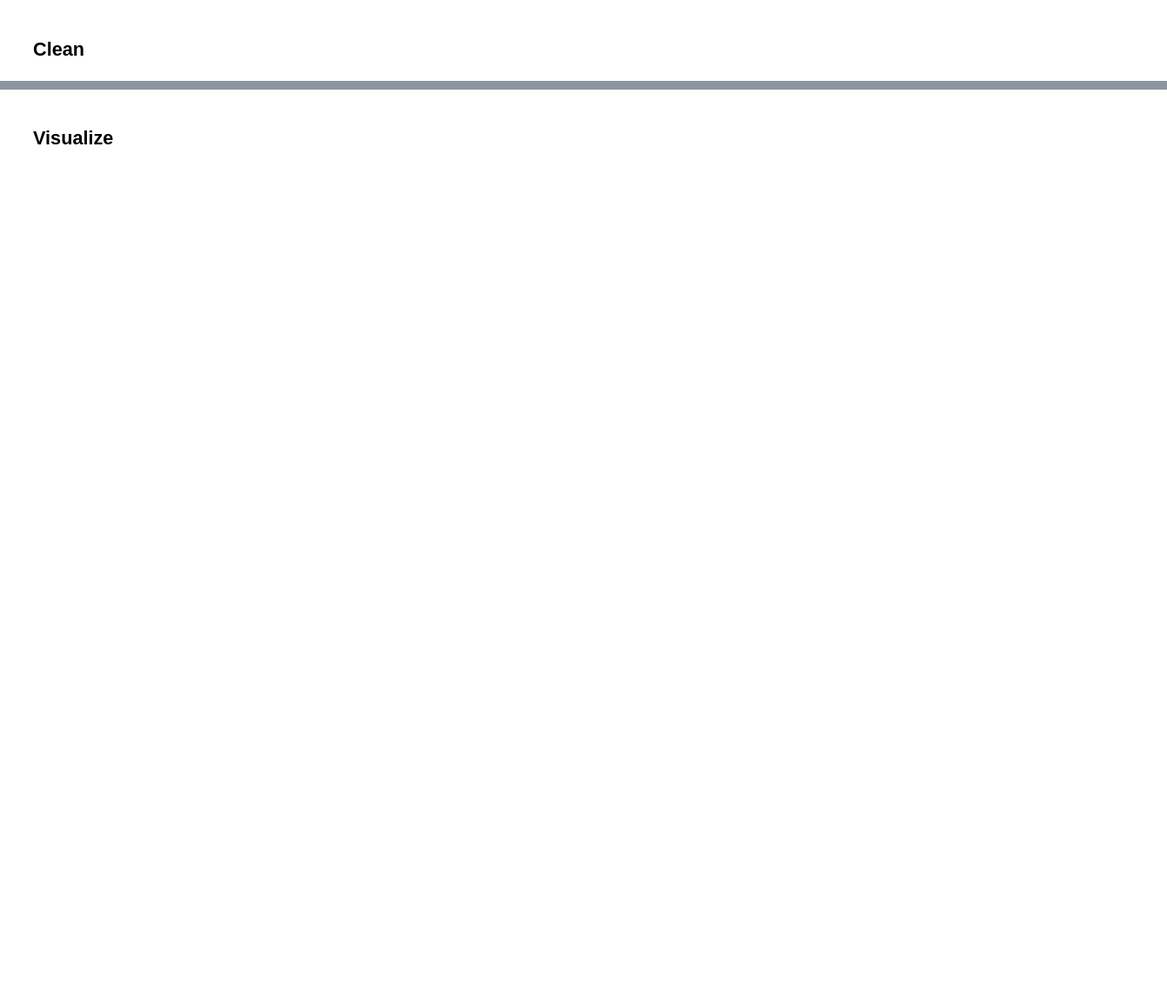
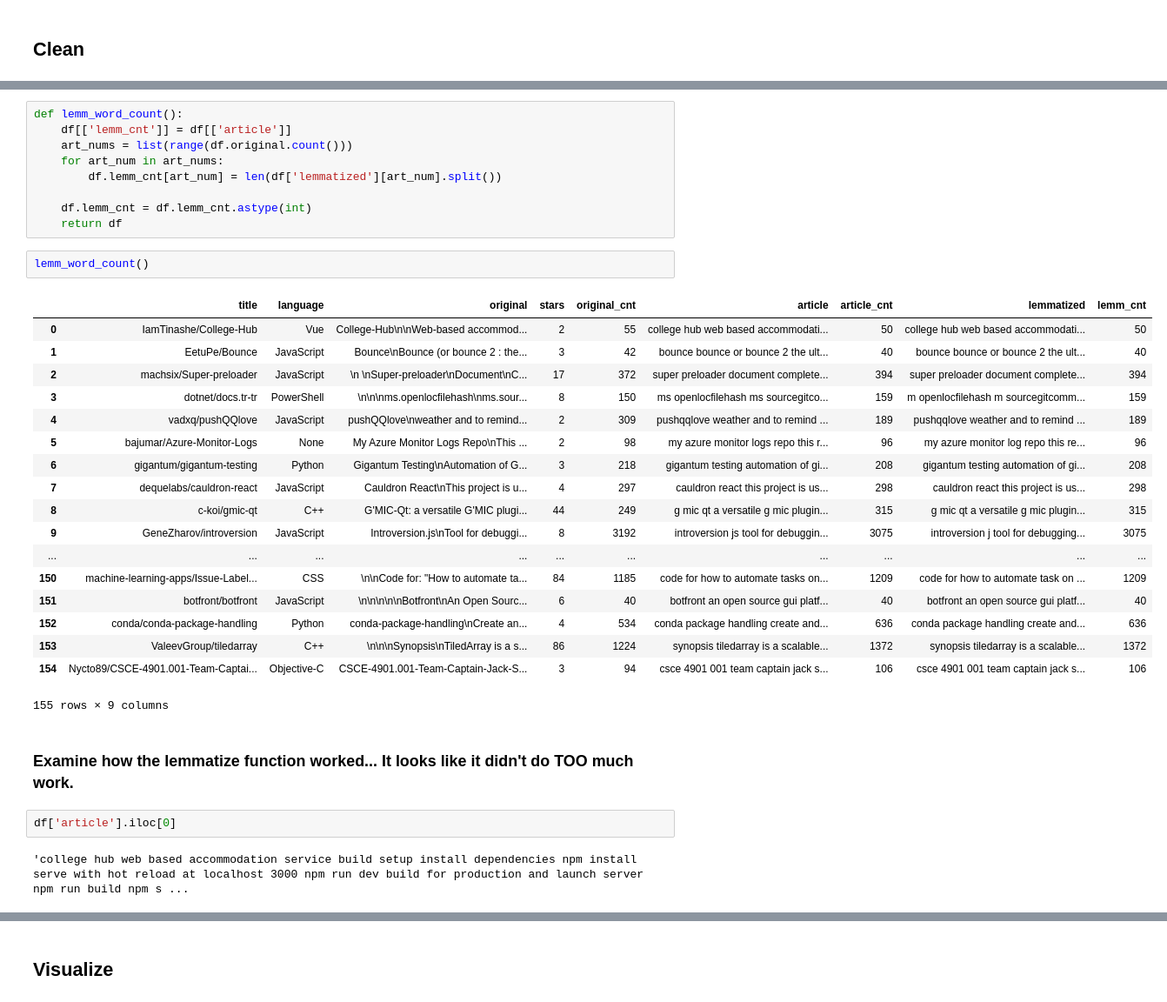
Before and after one commit to codeup-cyber-linguists/languages-classifier, a Jupyter notebook: jesse_nlp_nb.ipynb, the cells around one changed output, grey strips where cells are left out. Shown at 87% size. Saved outputs shown, nothing was run; the diff lists cells and outputs as text; blank space fills up the shorter version.

```diff
--- a/jesse_nlp_nb.ipynb
+++ b/jesse_nlp_nb.ipynb
@@ -718,0 +750,36 @@ len(list1)
+# %%
+def lemm_word_count():
+    df[['lemm_cnt']] = df[['article']]
+    art_nums = list(range(df.original.count()))
+    for art_num in art_nums:
+        df.lemm_cnt[art_num] = len(df['lemmatized'][art_num].split())
+
+    df.lemm_cnt = df.lemm_cnt.astype(int)
+    return df
+# %%
+lemm_word_count()
+# %% [output]
+|  | title | language | original | stars | original_cnt | article | article_cnt | lemmatized | lemm_cnt |
+| 0 | IamTinashe/College-Hub | Vue | College-Hub\n\nWeb-based accommod... | 2 | 55 | college hub web based accommodati... | 50 | college hub web based accommodati... | 50 |
+| 1 | EetuPe/Bounce | JavaScript | Bounce\nBounce (or bounce 2 : the... | 3 | 42 | bounce bounce or bounce 2 the ult... | 40 | bounce bounce or bounce 2 the ult... | 40 |
+| 2 | machsix/Super-preloader | JavaScript | \n \nSuper-preloader\nDocument\nC... | 17 | 372 | super preloader document complete... | 394 | super preloader document complete... | 394 |
+| 3 | dotnet/docs.tr-tr | PowerShell | \n\n\nms.openlocfilehash\nms.sour... | 8 | 150 | ms openlocfilehash ms sourcegitco... | 159 | m openlocfilehash m sourcegitcomm... | 159 |
+| 4 | vadxq/pushQQlove | JavaScript | pushQQlove\nweather and to remind... | 2 | 309 | pushqqlove weather and to remind ... | 189 | pushqqlove weather and to remind ... | 189 |
+| 5 | bajumar/Azure-Monitor-Logs | None | My Azure Monitor Logs Repo\nThis ... | 2 | 98 | my azure monitor logs repo this r... | 96 | my azure monitor log repo this re... | 96 |
+| 6 | gigantum/gigantum-testing | Python | Gigantum Testing\nAutomation of G... | 3 | 218 | gigantum testing automation of gi... | 208 | gigantum testing automation of gi... | 208 |
+| 7 | dequelabs/cauldron-react | JavaScript | Cauldron React\nThis project is u... | 4 | 297 | cauldron react this project is us... | 298 | cauldron react this project is us... | 298 |
+| 8 | c-koi/gmic-qt | C++ | G'MIC-Qt: a versatile G'MIC plugi... | 44 | 249 | g mic qt a versatile g mic plugin... | 315 | g mic qt a versatile g mic plugin... | 315 |
+| 9 | GeneZharov/introversion | JavaScript | Introversion.js\nTool for debuggi... | 8 | 3192 | introversion js tool for debuggin... | 3075 | introversion j tool for debugging... | 3075 |
+| ... | ... | ... | ... | ... | ... | ... | ... | ... | ... |
+| 150 | machine-learning-apps/Issue-Label... | CSS | \n\nCode for: "How to automate ta... | 84 | 1185 | code for how to automate tasks on... | 1209 | code for how to automate task on ... | 1209 |
+| 151 | botfront/botfront | JavaScript | \n\n\n\n\nBotfront\nAn Open Sourc... | 6 | 40 | botfront an open source gui platf... | 40 | botfront an open source gui platf... | 40 |
+| 152 | conda/conda-package-handling | Python | conda-package-handling\nCreate an... | 4 | 534 | conda package handling create and... | 636 | conda package handling create and... | 636 |
+| 153 | ValeevGroup/tiledarray | C++ | \n\n\nSynopsis\nTiledArray is a s... | 86 | 1224 | synopsis tiledarray is a scalable... | 1372 | synopsis tiledarray is a scalable... | 1372 |
+| 154 | Nycto89/CSCE-4901.001-Team-Captai... | Objective-C | CSCE-4901.001-Team-Captain-Jack-S... | 3 | 94 | csce 4901 001 team captain jack s... | 106 | csce 4901 001 team captain jack s... | 106 |
+155 rows × 9 columns
+# %% [markdown]
+### Examine how the lemmatize function worked... It looks like it didn't do TOO much work.
+# %%
+df['article'].iloc[0]
+# %% [output]
+'college hub web based accommodation service build setup install dependencies npm install serve with hot reload at localhost 3000 npm run dev build for production and launch server npm run build npm s ...
```
Also changed, not shown: parts of 39 cells of this notebook.
